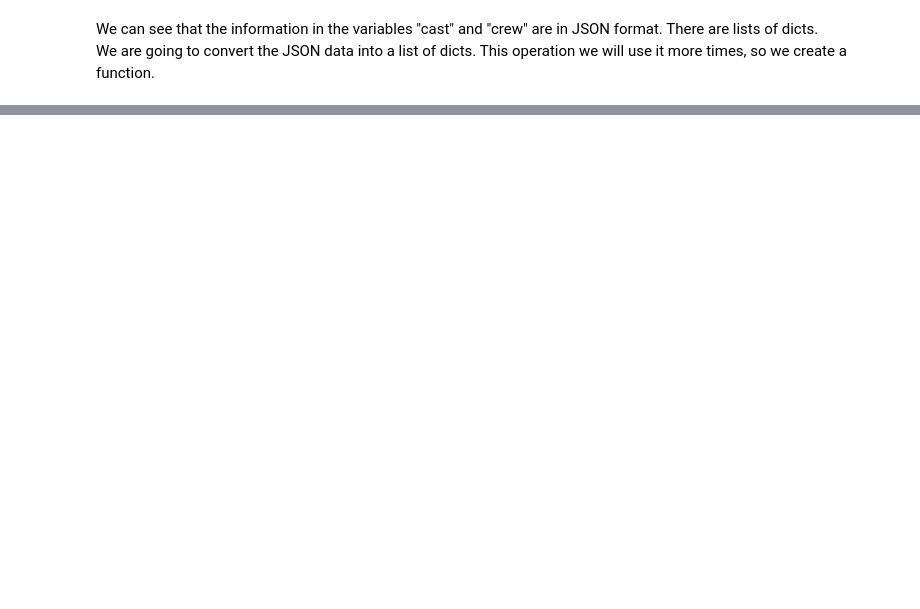
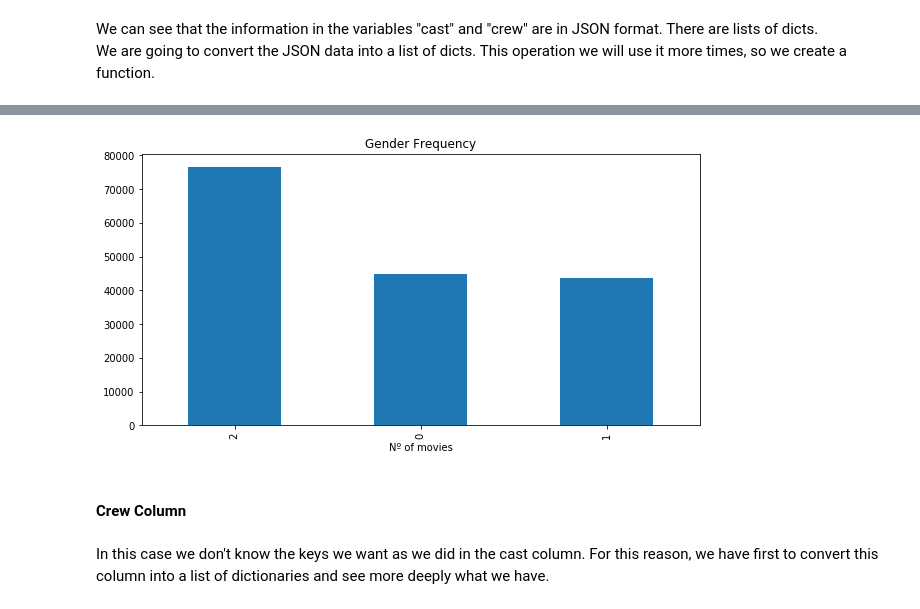
Before and after one commit to ElsaDuran/reves, a Jupyter notebook: Credits.ipynb, the cells around one changed output, grey strips where cells are left out. Cells and saved outputs as stored; diff of their text form; code cells hidden in the pictures; blank space fills up the shorter version.

```diff
--- a/Credits.ipynb
+++ b/Credits.ipynb
@@ -140,0 +156,15 @@ df_credits = df_credits.applymap(lambda y: np.nan if len(y) == 0 else y)
+# %%
+gender_counter = word_count(df_credits, "cast_gender")
+plt.subplots(figsize = (10, 5))
+
+ax = pd.Series(gender_counter).sort_values(ascending = False).plot.bar()
+ax.set_xlabel("Nº of movies")
+ax.set_title("Gender Frequency")
+
+plt.show()
+# %% [output]
+[figure, added]
+# %% [markdown]
+#### Crew Column
+# %% [markdown]
+In this case we don't know the keys we want as we did in the cast column. For this reason, we have first to convert this column into a list of dictionaries and see more deeply what we have.
```
Also changed, not shown: parts of 80 cells of this notebook, 1 other file.
